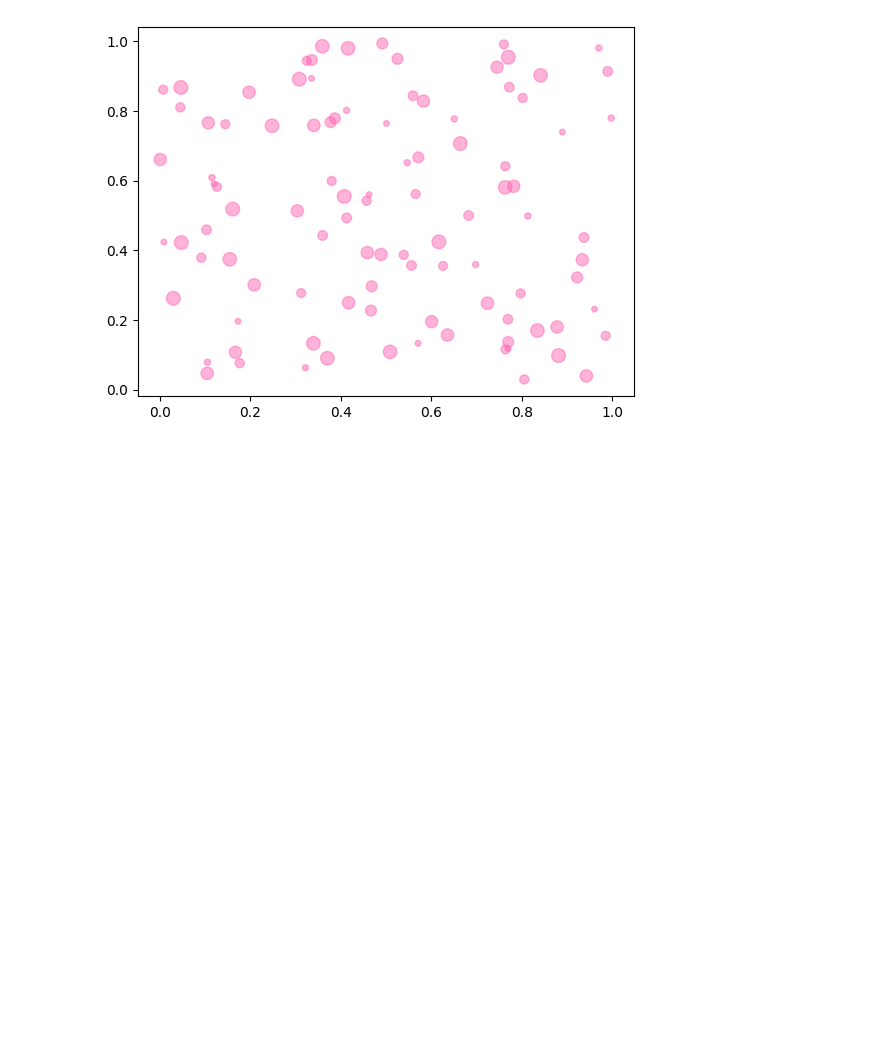
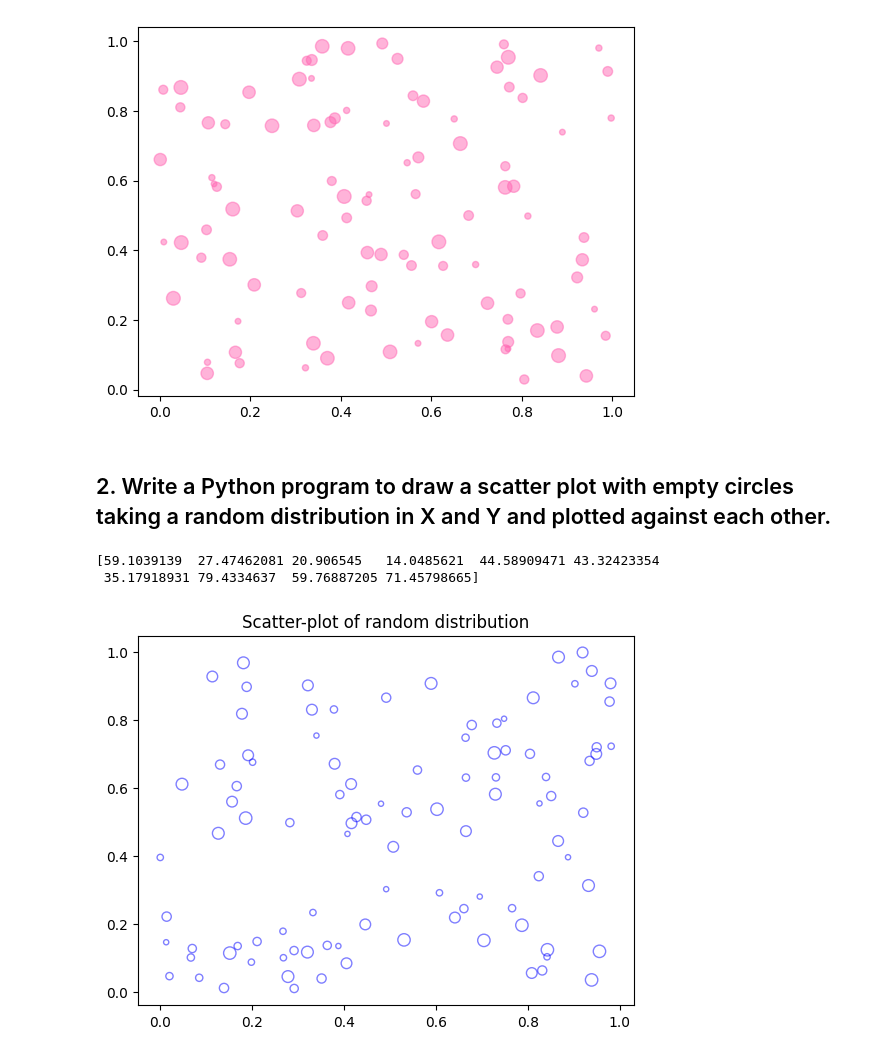
Before and after one commit to Prayag321/Python-libraries, a Jupyter notebook: matplotlib/scaterplot.ipynb, the cells around one changed output. Cells and saved outputs as stored; diff of their text form; code cells hidden in the pictures; blank space fills up the shorter version.

Commit message:
[PRAYAG] Add :Python program to draw a scatter plot with empty circles taking a random distribution in X and Y and plotted against each other.

```diff
--- a/matplotlib/scaterplot.ipynb
+++ b/matplotlib/scaterplot.ipynb
@@ -28,3 +28,22 @@ if __name__=='__main__':
 [60.97154971 42.82955953 48.07894573 19.63728687 79.74497711 77.06920423
  97.65227942 94.43695682 16.75875862 40.95529935]
 [figure]
+# %% [markdown]
+## 2. Write a Python program to draw a scatter plot with empty circles taking a random distribution in X and Y and plotted against each other.
+# %%
+def main():
+
+	x = np.random.random(100)
+	y = np.random.random(100)
+	sizes = np.random.random(10)*100
+	print(sizes)
+
+	plt.scatter(x,y,sizes=sizes, alpha=0.5, facecolor='none', edgecolors="blue")
+	plt.title('Scatter-plot of random distribution')
+	plt.show()
+if __name__=='__main__':
+	main()
+# %% [output]
+[59.1039139  27.47462081 20.906545   14.0485621  44.58909471 43.32423354
+ 35.17918931 79.4334637  59.76887205 71.45798665]
+[figure, added]
```
